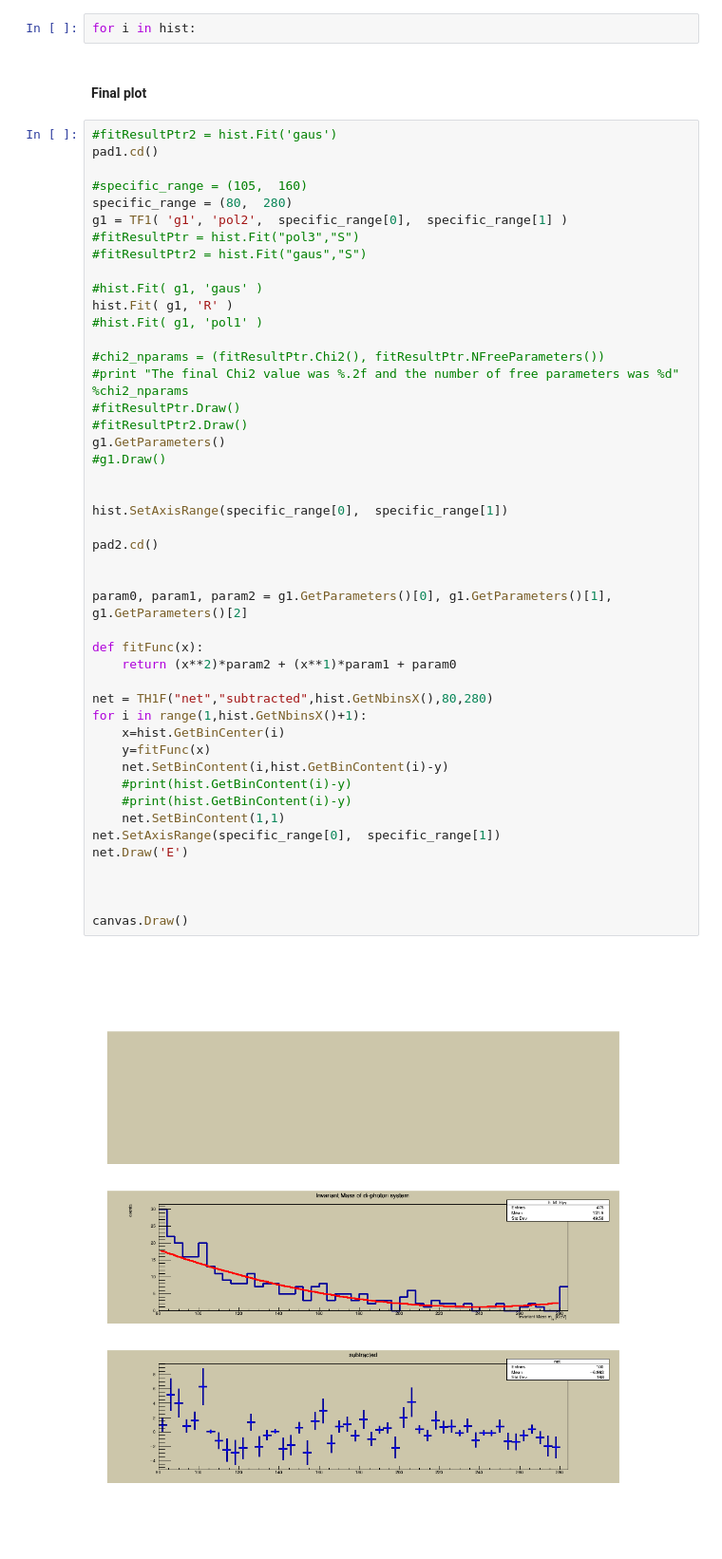
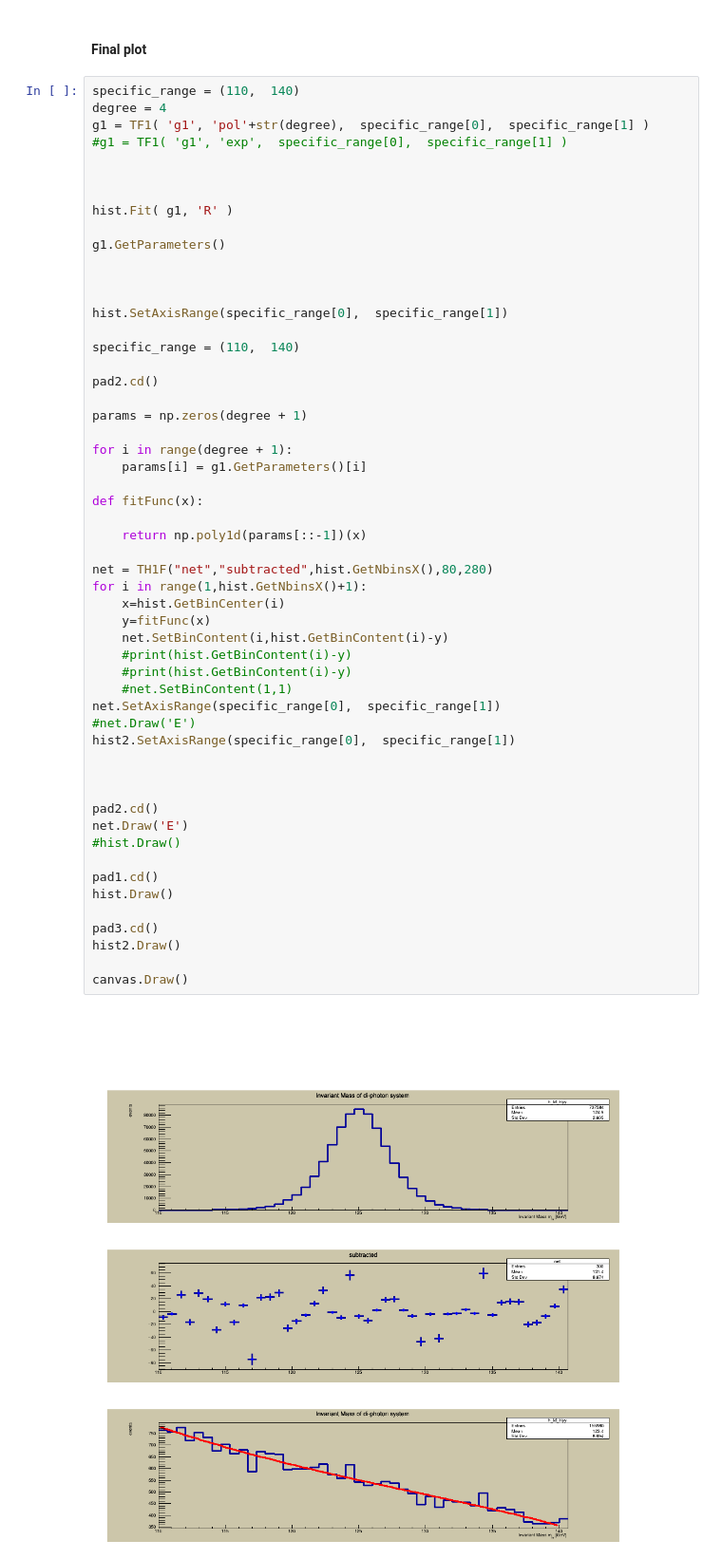
Before and after one commit to sepante-sub/jupyter-notebooks-root-13TeV, a Jupyter notebook: ATLAS_OpenData_01-python_Hyy_channel_analysis_example.ipynb, the cells around one changed output. Shown at 95% size. Cells and saved outputs as stored; diff of their text form; blank space fills up the shorter version.

```diff
--- a/ATLAS_OpenData_01-python_Hyy_channel_analysis_example.ipynb
+++ b/ATLAS_OpenData_01-python_Hyy_channel_analysis_example.ipynb
@@ -254,54 +207,60 @@ canvas.Draw()
-# %%
-for i in hist:
 # %% [markdown]
 #### Final plot
 # %%
-#fitResultPtr2 = hist.Fit('gaus')
-pad1.cd()
+specific_range = (110,  140)
+degree = 4
+g1 = TF1( 'g1', 'pol'+str(degree),  specific_range[0],  specific_range[1] )
+#g1 = TF1( 'g1', 'exp',  specific_range[0],  specific_range[1] )
 
-#specific_range = (105,  160)
-specific_range = (80,  280)
-g1 = TF1( 'g1', 'pol2',  specific_range[0],  specific_range[1] )
-#fitResultPtr = hist.Fit("pol3","S")
-#fitResultPtr2 = hist.Fit("gaus","S")
 
-#hist.Fit( g1, 'gaus' )
+
 hist.Fit( g1, 'R' )
-#hist.Fit( g1, 'pol1' )
 
-#chi2_nparams = (fitResultPtr.Chi2(), fitResultPtr.NFreeParameters())
-#print "The final Chi2 value was %.2f and the number of free parameters was %d" %chi2_nparams
-#fitResultPtr.Draw()
-#fitResultPtr2.Draw()
 g1.GetParameters()
-#g1.Draw()
+
 
 
 hist.SetAxisRange(specific_range[0],  specific_range[1])
 
+specific_range = (110,  140)
+
 pad2.cd()
 
+params = np.zeros(degree + 1)
 
-param0, param1, param2 = g1.GetParameters()[0], g1.GetParameters()[1], g1.GetParameters()[2]
+for i in range(degree + 1):
+    params[i] = g1.GetParameters()[i]
 
 def fitFunc(x):
-    return (x**2)*param2 + (x**1)*param1 + param0
+
+    return np.poly1d(params[::-1])(x)
 
 net = TH1F("net","subtracted",hist.GetNbinsX(),80,280)
 for i in range(1,hist.GetNbinsX()+1):
     x=hist.GetBinCenter(i)
     y=fitFunc(x)
     net.SetBinContent(i,hist.GetBinContent(i)-y)
     #print(hist.GetBinContent(i)-y)
     #print(hist.GetBinContent(i)-y)
-    net.SetBinContent(1,1)
+    #net.SetBinContent(1,1)
 net.SetAxisRange(specific_range[0],  specific_range[1])
-net.Draw('E')
+#net.Draw('E')
+hist2.SetAxisRange(specific_range[0],  specific_range[1])
 
 
 
+pad2.cd()
+net.Draw('E')
+#hist.Draw()
+
+pad1.cd()
+hist.Draw()
+
+pad3.cd()
+hist2.Draw()
+
 canvas.Draw()
 # %% [output]
-[figure, old version]
+[figure, new version]
 ****************************************
 Minimizer is Linear
```
Also changed, not shown: parts of 12 cells of this notebook.
